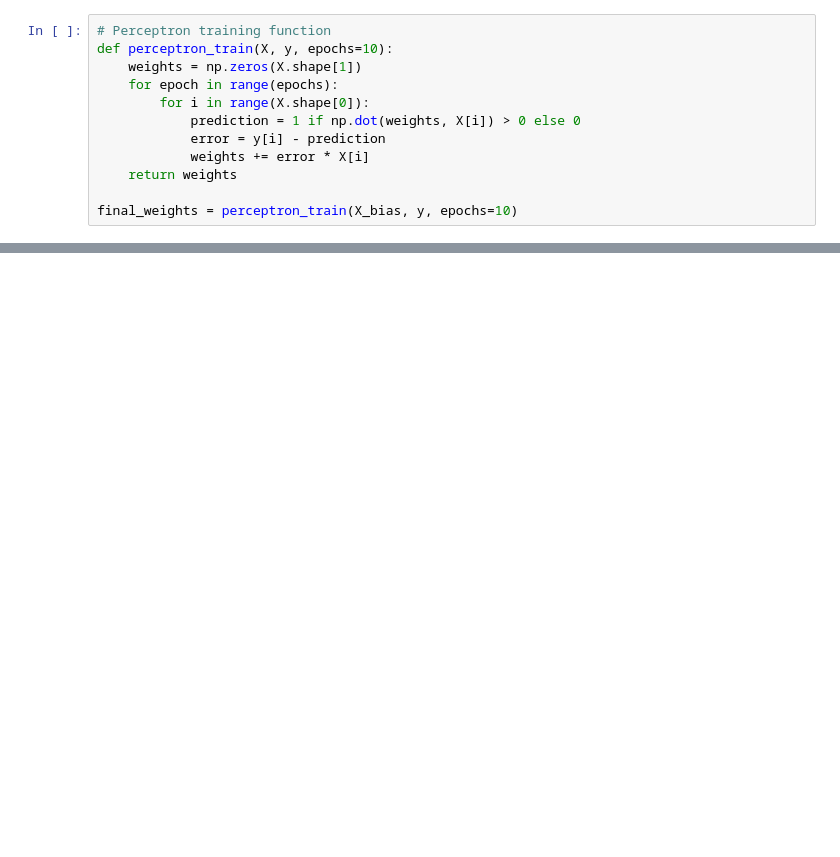
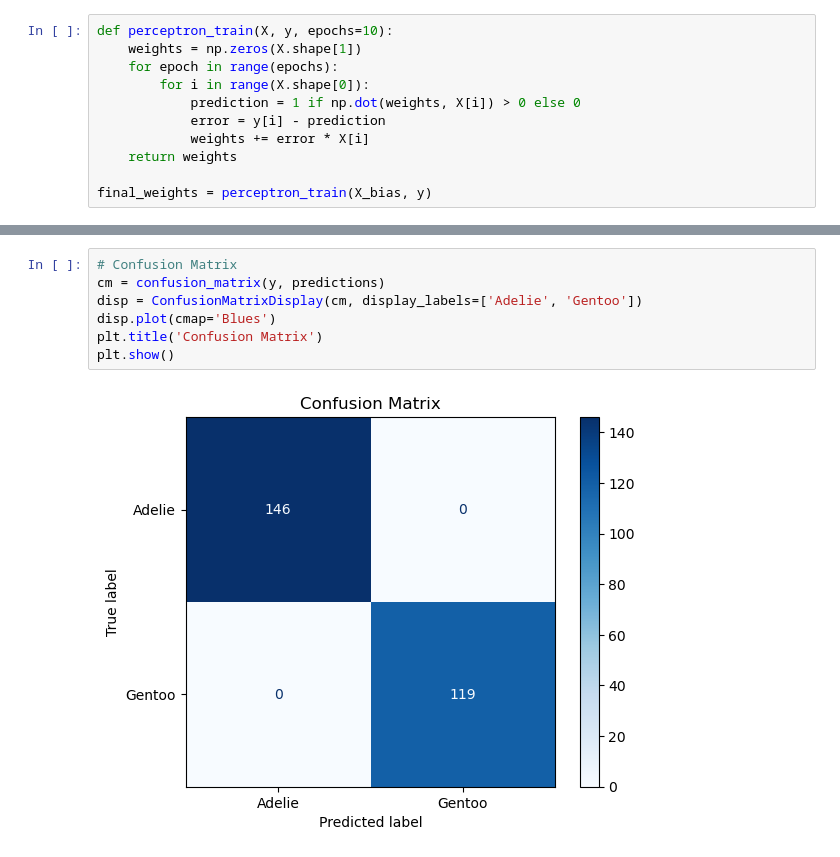
Before and after one commit to kene2x/Kene_CMOR_438_Spring_25, a Jupyter notebook: supervised_learning/Perceptron_Penguins.ipynb, the cells around one changed output, grey strips where cells are left out. Drawn from its saved outputs; the diff is of its cells as text; blank space fills up the shorter version.

```diff
--- a/supervised_learning/Perceptron_Penguins.ipynb
+++ b/supervised_learning/Perceptron_Penguins.ipynb
@@ -25,5 +64,4 @@ X_bias = np.c_[np.ones(X_norm.shape[0]), X_norm]
 # %%
-# Perceptron training function
 def perceptron_train(X, y, epochs=10):
     weights = np.zeros(X.shape[1])
     for epoch in range(epochs):
@@ -33,4 +71,4 @@ def perceptron_train(X, y, epochs=10):
             weights += error * X[i]
     return weights
 
-final_weights = perceptron_train(X_bias, y, epochs=10)
+final_weights = perceptron_train(X_bias, y)
@@ -44,0 +86,9 @@ print(f"Accuracy: {accuracy:.2f}")
+# %%
+# Confusion Matrix
+cm = confusion_matrix(y, predictions)
+disp = ConfusionMatrixDisplay(cm, display_labels=['Adelie', 'Gentoo'])
+disp.plot(cmap='Blues')
+plt.title('Confusion Matrix')
+plt.show()
+# %% [output]
+[figure, added]
```
Also changed, not shown: parts of 19 cells of this notebook, 3 other files.
